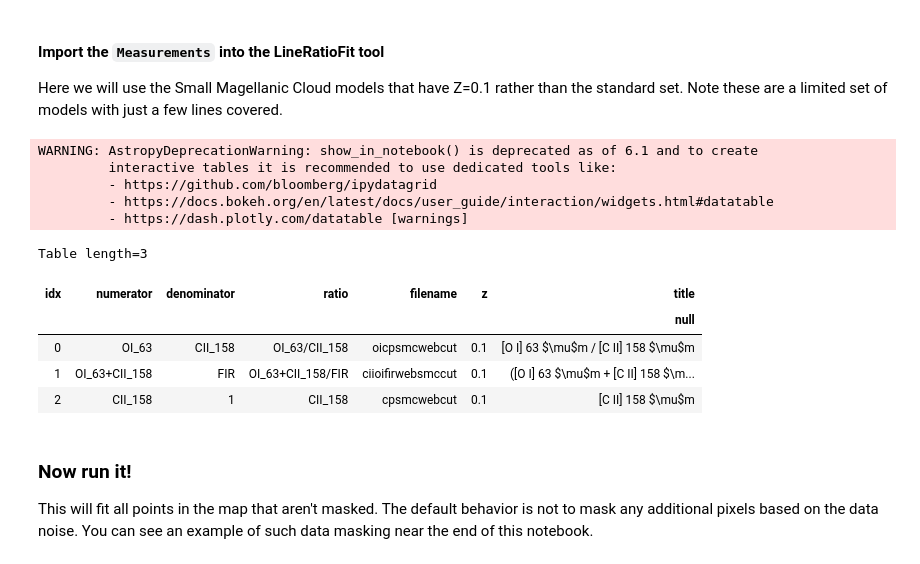
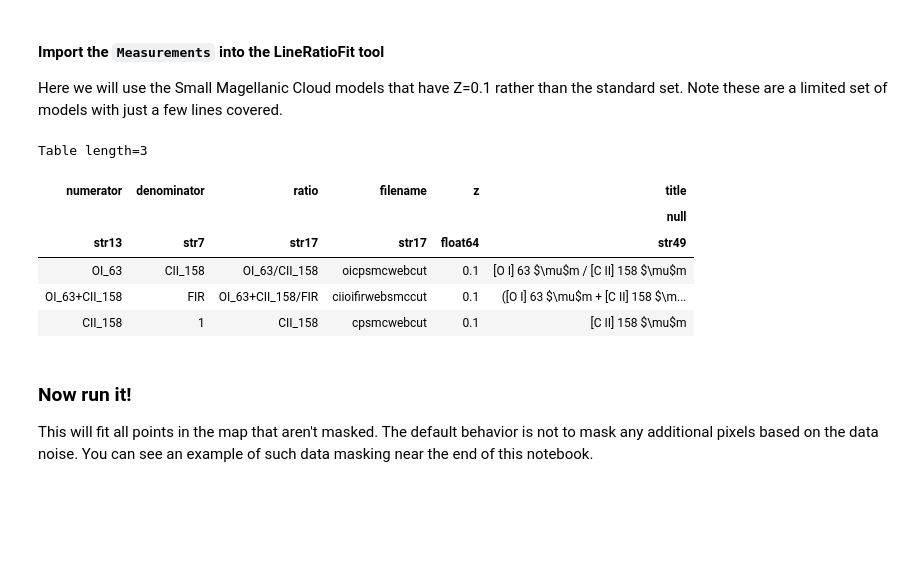
Before and after one commit to mpound/pdrtpy-nb, a Jupyter notebook: notebooks/PDRT_Example_Make_n_G0_maps.ipynb, the cells around one changed output. Saved outputs shown, nothing was run; the diff lists cells and outputs as text; code cells hidden in the pictures; blank space fills up the shorter version.

Commit message:
filter warnings

```diff
--- a/notebooks/PDRT_Example_Make_n_G0_maps.ipynb
+++ b/notebooks/PDRT_Example_Make_n_G0_maps.ipynb
@@ -52,19 +54,15 @@ Here we will use the Small Magellanic Cloud models that have Z=0.1 rather than t
 # %%
 smcmod = ModelSet("smc",z=0.1)
 p = LineRatioFit(modelset=smcmod,measurements=[cii_meas,FIR_meas,oi_meas])
-smcmod.table.show_in_notebook()
+smcmod.table
 # %% [output]
-WARNING: AstropyDeprecationWarning: show_in_notebook() is deprecated as of 6.1 and to create
-         interactive tables it is recommended to use dedicated tools like:
-         - https://github.com/bloomberg/ipydatagrid
-         - https://docs.bokeh.org/en/latest/docs/user_guide/interaction/widgets.html#datatable
-         - https://dash.plotly.com/datatable [warnings]
+Table length=3
-Table length=3
-| idx | numerator | denominator | ratio | filename | z | title |
-|  |  |  |  |  |  | null |
-| 0 | OI_63 | CII_158 | OI_63/CII_158 | oicpsmcwebcut | 0.1 | [O I] 63 $\mu$m / [C II] 158 $\mu$m |
-| 1 | OI_63+CII_158 | FIR | OI_63+CII_158/FIR | ciioifirwebsmccut | 0.1 | ([O I] 63 $\mu$m + [C II] 158 $\m... |
-| 2 | CII_158 | 1 | CII_158 | cpsmcwebcut | 0.1 | [C II] 158 $\mu$m |
+| numerator | denominator | ratio | filename | z | title |
+|  |  |  |  |  | null |
+| str13 | str7 | str17 | str17 | float64 | str49 |
+| OI_63 | CII_158 | OI_63/CII_158 | oicpsmcwebcut | 0.1 | [O I] 63 $\mu$m / [C II] 158 $\mu$m |
+| OI_63+CII_158 | FIR | OI_63+CII_158/FIR | ciioifirwebsmccut | 0.1 | ([O I] 63 $\mu$m + [C II] 158 $\m... |
+| CII_158 | 1 | CII_158 | cpsmcwebcut | 0.1 | [C II] 158 $\mu$m |
 # %% [markdown]
 ### Now run it!
 This will fit all points in the map that aren't masked. The default behavior is not to mask any additional pixels based on the data noise.  You can see an example of such data masking near the end of this notebook.
```
Also changed, not shown: parts of 3 cells of this notebook, 1 other file.
